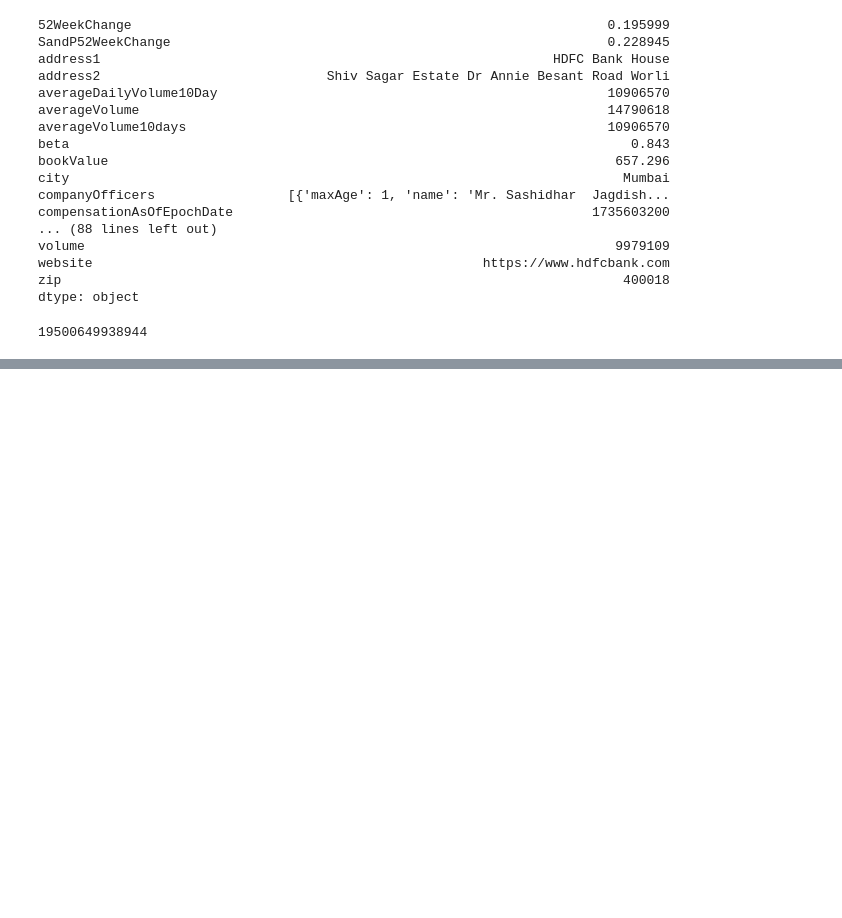
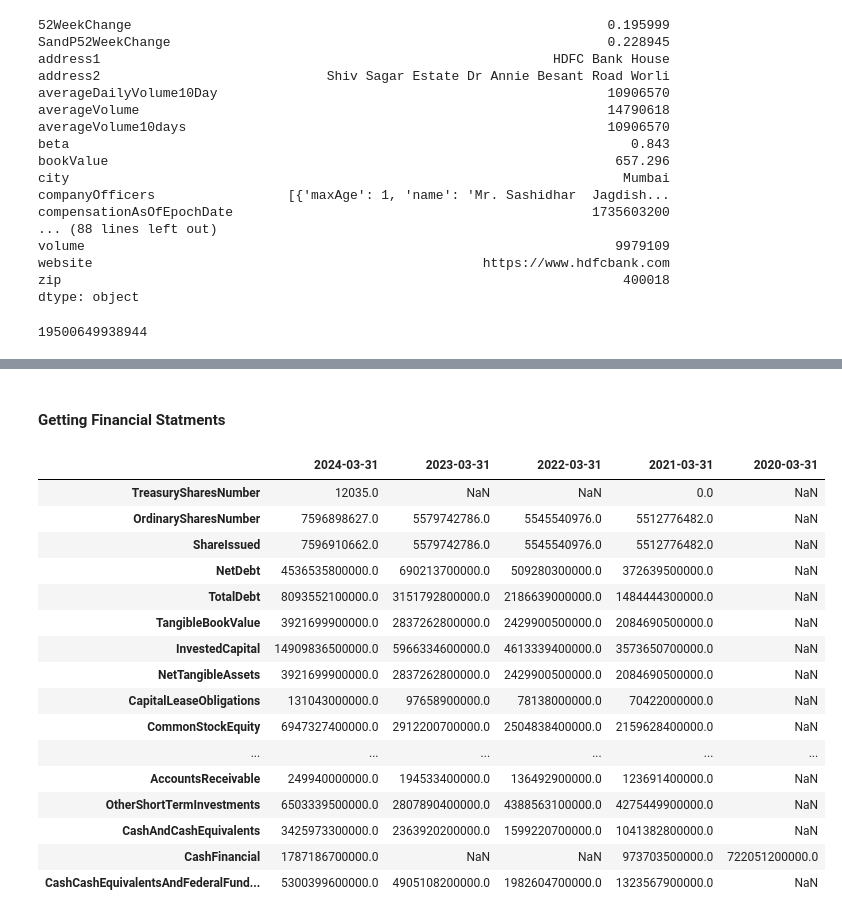
Before and after one commit to barnwalp/algorithmic_trading, a Jupyter notebook: Equity_Analysis_Advanced.ipynb, the cells around one changed output, grey strips where cells are left out. Drawn from its saved outputs; the diff is of its cells as text; code cells hidden in the pictures; blank space fills up the shorter version.

```diff
--- a/Equity_Analysis_Advanced.ipynb
+++ b/Equity_Analysis_Advanced.ipynb
@@ -73,0 +74,23 @@ plt.show()
+# %% [markdown]
+#### Getting Financial Statments
+# %%
+balance_sheet = hdfc.get_balance_sheet()
+balance_sheet
+# %% [output]
+|  | 2024-03-31 | 2023-03-31 | 2022-03-31 | 2021-03-31 | 2020-03-31 |
+| TreasurySharesNumber | 12035.0 | NaN | NaN | 0.0 | NaN |
+| OrdinarySharesNumber | 7596898627.0 | 5579742786.0 | 5545540976.0 | 5512776482.0 | NaN |
+| ShareIssued | 7596910662.0 | 5579742786.0 | 5545540976.0 | 5512776482.0 | NaN |
+| NetDebt | 4536535800000.0 | 690213700000.0 | 509280300000.0 | 372639500000.0 | NaN |
+| TotalDebt | 8093552100000.0 | 3151792800000.0 | 2186639000000.0 | 1484444300000.0 | NaN |
+| TangibleBookValue | 3921699900000.0 | 2837262800000.0 | 2429900500000.0 | 2084690500000.0 | NaN |
+| InvestedCapital | 14909836500000.0 | 5966334600000.0 | 4613339400000.0 | 3573650700000.0 | NaN |
+| NetTangibleAssets | 3921699900000.0 | 2837262800000.0 | 2429900500000.0 | 2084690500000.0 | NaN |
+| CapitalLeaseObligations | 131043000000.0 | 97658900000.0 | 78138000000.0 | 70422000000.0 | NaN |
+| CommonStockEquity | 6947327400000.0 | 2912200700000.0 | 2504838400000.0 | 2159628400000.0 | NaN |
+| ... | ... | ... | ... | ... | ... |
+| AccountsReceivable | 249940000000.0 | 194533400000.0 | 136492900000.0 | 123691400000.0 | NaN |
+| OtherShortTermInvestments | 6503339500000.0 | 2807890400000.0 | 4388563100000.0 | 4275449900000.0 | NaN |
+| CashAndCashEquivalents | 3425973300000.0 | 2363920200000.0 | 1599220700000.0 | 1041382800000.0 | NaN |
+| CashFinancial | 1787186700000.0 | NaN | NaN | 973703500000.0 | 722051200000.0 |
+| CashCashEquivalentsAndFederalFund... | 5300399600000.0 | 4905108200000.0 | 1982604700000.0 | 1323567900000.0 | NaN |
```
Also changed, not shown: parts of 4 cells of this notebook.
